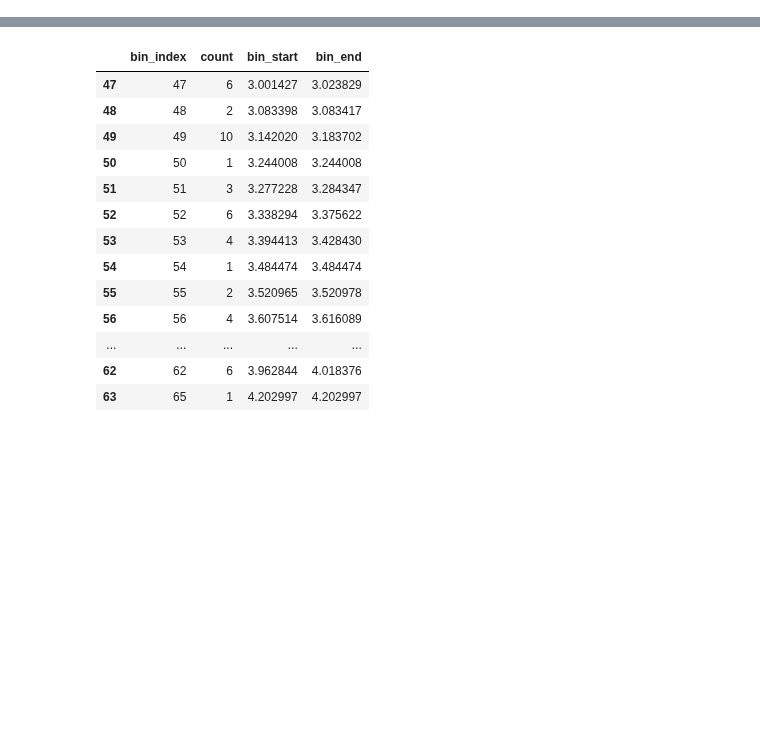
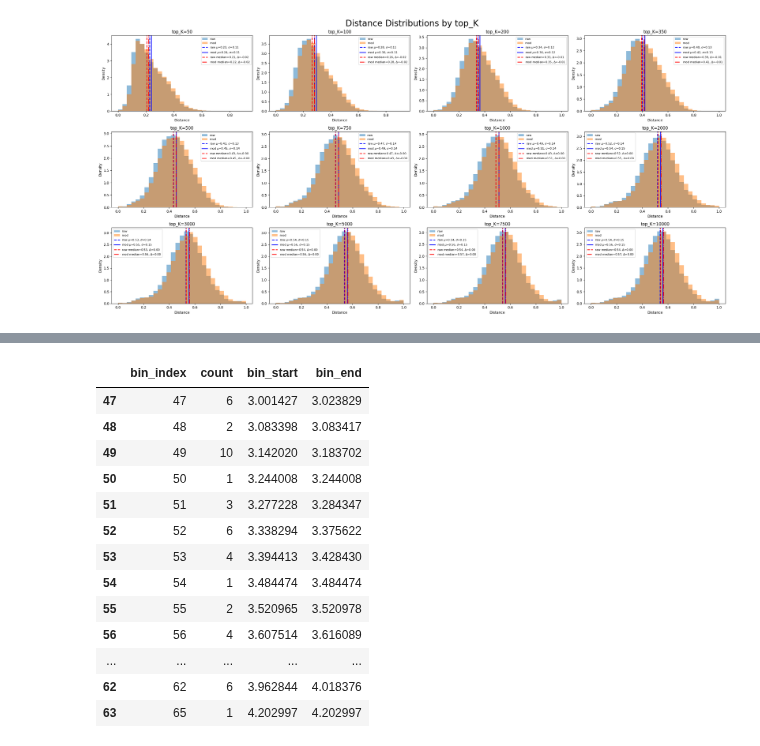
Before and after one commit to dangtom700/StudyApp_V2_May18_2024, a Jupyter notebook: scripts/main.ipynb, the cells around one changed output, grey strips where cells are left out. Saved outputs shown, nothing was run; the diff lists cells and outputs as text; code cells hidden in the pictures; blank space fills up the shorter version.

```diff
--- a/scripts/main.ipynb
+++ b/scripts/main.ipynb
@@ -24,19 +23,0 @@ data.head(20)
-# %%
-import matplotlib.pyplot as plt
-
-# Select a few rows to visualize
-sample_rows = data.sample(n=20)  # Randomly select n rows for plotting
-
-x = [int(col.split("_")[-1]) for col in data.columns[2:]]
-
-for idx, row in sample_rows.iterrows():
-    y = row[2:].values.astype(float)
-    plt.plot(x, y, marker='o')
-
-plt.xlabel("Top-K Tokens")
-plt.ylabel("Similarity")
-plt.title("Similarity vs Top-K Tokens")
-plt.legend()
-plt.grid(True)
-
-plt.show()
@@ -127,0 +100,64 @@ plt.show()
+# %%
+import matplotlib.pyplot as plt
+import numpy as np
+
+TOP_K = sorted(data['top_K'].unique())
+
+n_cols = 4
+n_rows = 3
+
+fig, axes = plt.subplots(n_rows, n_cols, figsize=(25, 12))
+axes = axes.flatten()
+
+for i, top_k in enumerate(TOP_K):
+    ax = axes[i]
+    subset = data[data['top_K'] == top_k]
+
+    raw = subset['distance_raw']
+    mod = subset['distance_mod']
+
+    # Optional: filter range for stability
+    raw = raw[(raw >= 0) & (raw <= 1)]
+    mod = mod[(mod >= 0) & (mod <= 1)]
+
+    # Shared bins for fair comparison
+    bins = np.linspace(
+        min(raw.min(), mod.min()),
+        max(raw.max(), mod.max()),
+        30
+    )
+
+    # Plot histograms (density for better overlay)
+    ax.hist(raw, bins=bins, alpha=0.5, label='raw', density=True)
+    ax.hist(mod, bins=bins, alpha=0.5, label='mod', density=True)
+
+    # Means
+    raw_mean = raw.mean()
+    mod_mean = mod.mean()
+
+    # Vertical lines (mean + std)
+    ax.axvline( raw_mean, linestyle='--', linewidth=2, color='blue', label=fr'raw $\mu$={raw_mean:.2f}, $\sigma$={raw.std():.2f}')
+
+    ax.axvline(mod_mean,linestyle='-',linewidth=2,color='blue',label=fr'mod $\mu$={mod_mean:.2f}, $\sigma$={mod.std():.2f}')
+
+    # Medians
+    raw_median = raw.median()
+    ax.axvline(raw_median,linestyle='--',linewidth=2,color='red',label=fr'raw median={raw_median:.2f}, $\Delta$={raw_median - raw_mean:.2f}')
+
+    mod_median = mod.median()
+    ax.axvline(mod_median,linestyle='-.',linewidth=2,color='red',label=fr'mod median={mod_median:.2f}, $\Delta$={mod_median - mod_mean:.2f}')
+
+    ax.set_title(f'top_K={top_k}')
+    ax.set_xlabel('Distance')
+    ax.set_ylabel('Density')
+    ax.legend(fontsize=8)
+
+# Hide unused subplots if TOP_K < 12
+for j in range(len(TOP_K), len(axes)):
+    axes[j].axis('off')
+
+plt.suptitle('Distance Distributions by top_K', fontsize=24)
+plt.tight_layout()
+plt.show()
+# %% [output]
+[figure, added]
```
Also changed, not shown: parts of 13 cells of this notebook.
